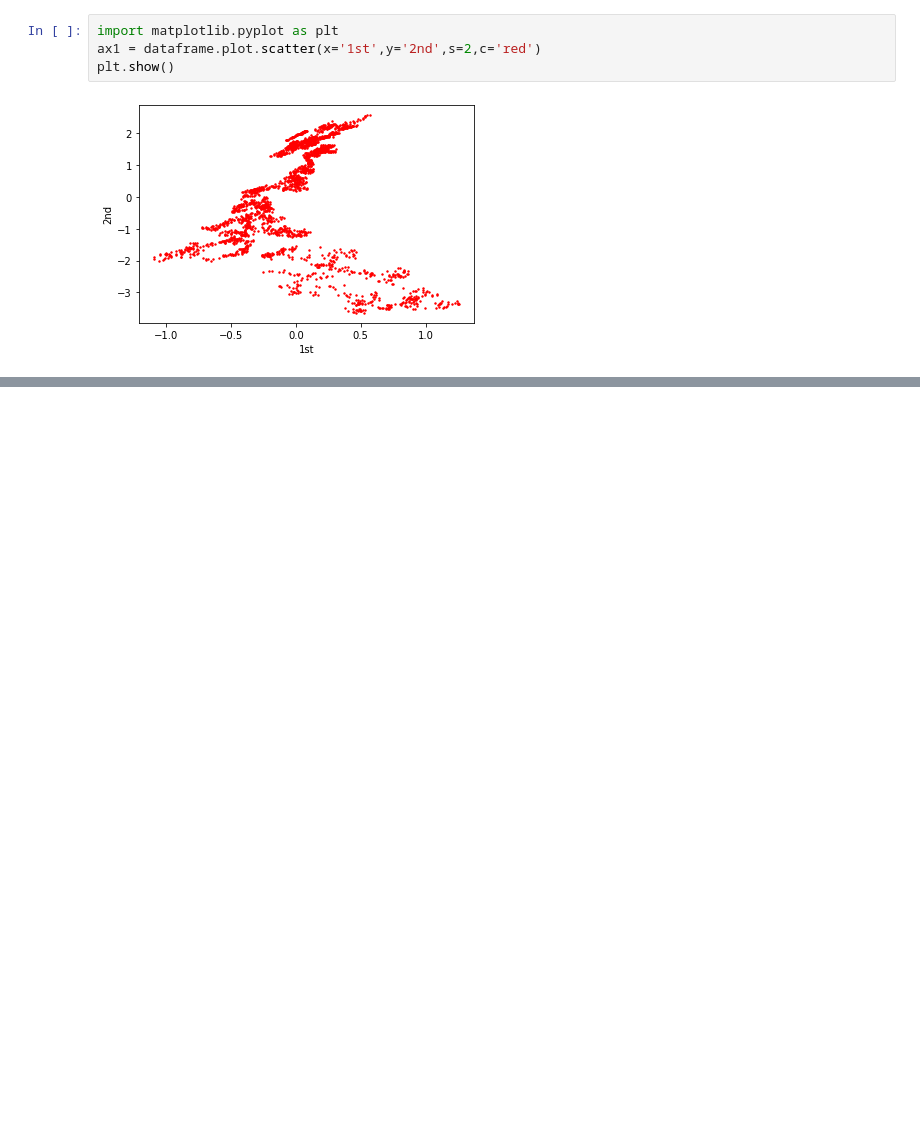
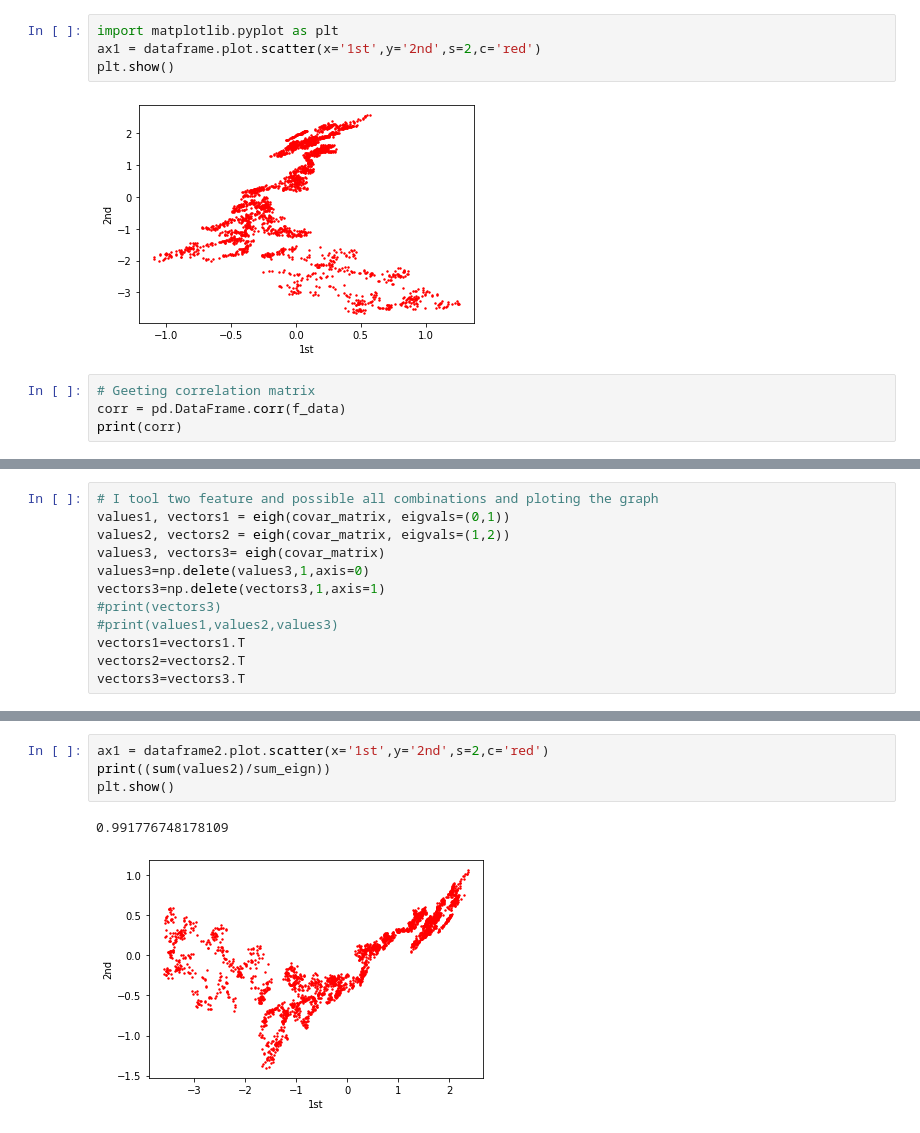
Before and after one commit to s-k-sharma/CS208, a Jupyter notebook: PCA.ipynb, the cells around one changed output, grey strips where cells are left out. Saved outputs shown, nothing was run; the diff lists cells and outputs as text; blank space fills up the shorter version.

```diff
--- a/PCA.ipynb
+++ b/PCA.ipynb
@@ -98,3 +95,7 @@ ax1 = dataframe.plot.scatter(x='1st',y='2nd',s=2,c='red')
 plt.show()
 # %% [output]
 [figure]
+# %%
+# Geeting correlation matrix
+corr = pd.DataFrame.corr(f_data)
+print(corr)
@@ -100,0 +121,12 @@ plt.show()
+# %%
+# I tool two feature and possible all combinations and ploting the graph
+values1, vectors1 = eigh(covar_matrix, eigvals=(0,1))
+values2, vectors2 = eigh(covar_matrix, eigvals=(1,2))
+values3, vectors3= eigh(covar_matrix)
+values3=np.delete(values3,1,axis=0)
+vectors3=np.delete(vectors3,1,axis=1)
+#print(vectors3)
+#print(values1,values2,values3)
+vectors1=vectors1.T
+vectors2=vectors2.T
+vectors3=vectors3.T
@@ -100,0 +198,7 @@ plt.show()
+# %%
+ax1 = dataframe2.plot.scatter(x='1st',y='2nd',s=2,c='red')
+print((sum(values2)/sum_eign))
+plt.show()
+# %% [output]
+0.991776748178109
+[figure, added]
```
Also changed, not shown: parts of 8 cells of this notebook.
